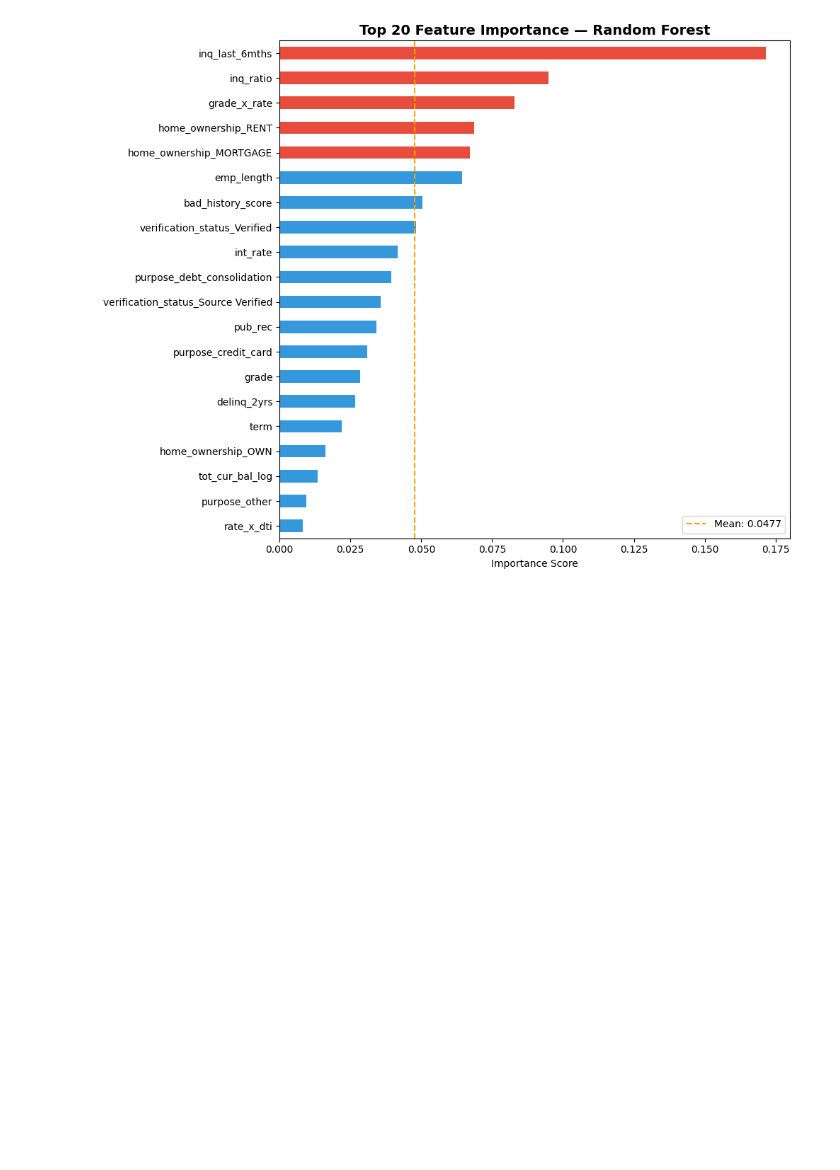
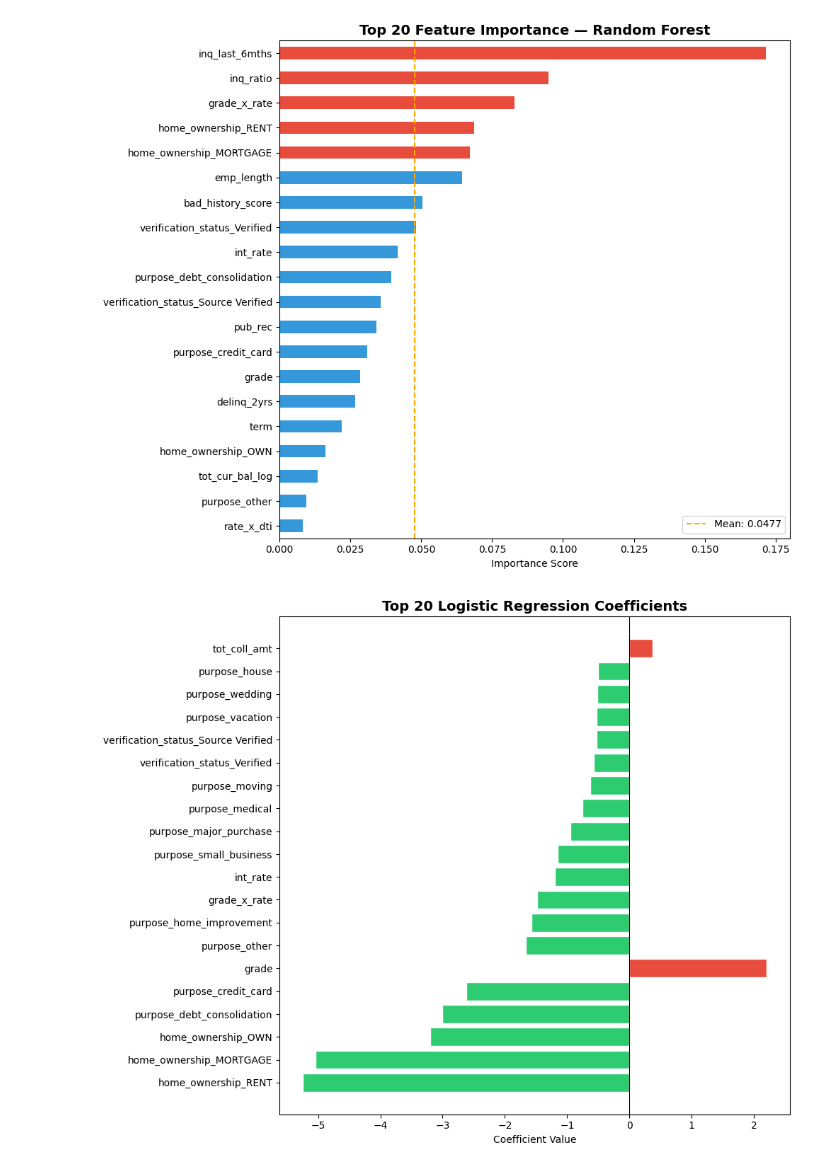
Before and after one commit to rfaoktvian/FinalProjectIDXPartners, a Jupyter notebook: finalcreditrisk.ipynb, the cells around one changed output. Cells and saved outputs as stored; diff of their text form; code cells hidden in the pictures; blank space fills up the shorter version.

Commit message:
feat: add relation of feature and coefficient

```diff
--- a/finalcreditrisk.ipynb
+++ b/finalcreditrisk.ipynb
@@ -698,3 +698,19 @@ plt.tight_layout()
 plt.show()
 # %% [output]
 [figure]
+# %%
+coef_df = pd.DataFrame({
+    'Feature': X.columns,
+    'Coefficient': lr_model.coef_[0]
+}).sort_values('Coefficient', key=abs, ascending=False).head(20)
+
+plt.figure(figsize=(10, 8))
+colors_coef = ['#e74c3c' if v > 0 else '#2ecc71' for v in coef_df['Coefficient']]
+plt.barh(coef_df['Feature'], coef_df['Coefficient'], color=colors_coef, edgecolor='white')
+plt.axvline(0, color='black', linewidth=0.8)
+plt.title('Top 20 Logistic Regression Coefficients', fontsize=14, fontweight='bold')
+plt.xlabel('Coefficient Value')
+plt.tight_layout()
+plt.show()
+# %% [output]
+[figure, added]
```
